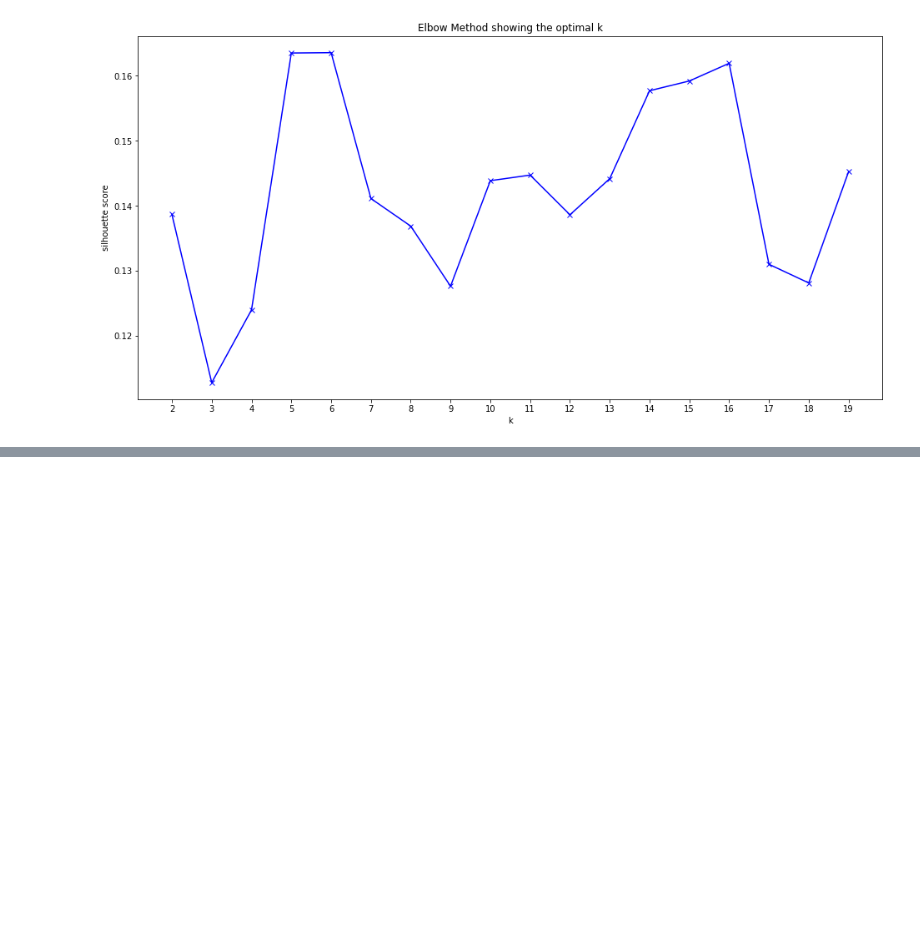
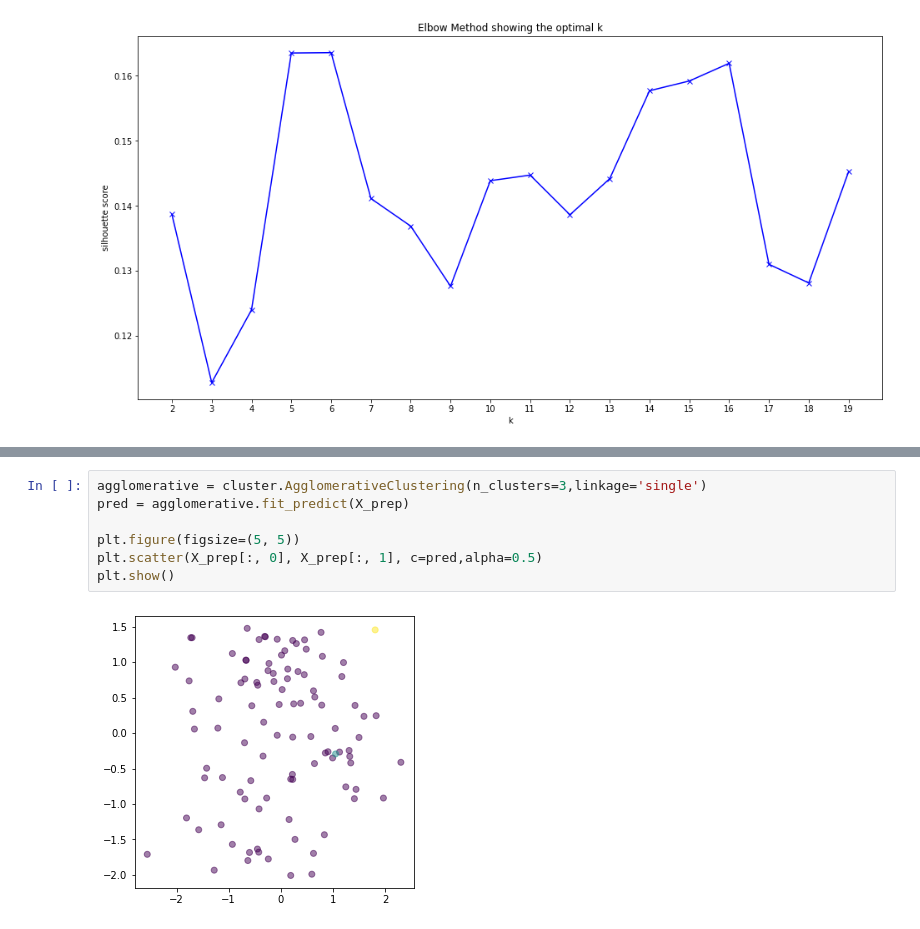
Before and after one commit to Fyanli/Bootcamp-Lab, a Jupyter notebook: week6/lab.unsupervised_learning.ipynb, the cells around one changed output, grey strips where cells are left out. Cells and saved outputs as stored; diff of their text form; blank space fills up the shorter version.

```diff
--- a/week6/lab.unsupervised_learning.ipynb
+++ b/week6/lab.unsupervised_learning.ipynb
@@ -292,0 +366,9 @@ Text(0.5, 1.0, 'Elbow Method showing the optimal k')
+# %%
+agglomerative = cluster.AgglomerativeClustering(n_clusters=3,linkage='single')
+pred = agglomerative.fit_predict(X_prep)
+
+plt.figure(figsize=(5, 5))
+plt.scatter(X_prep[:, 0], X_prep[:, 1], c=pred,alpha=0.5)
+plt.show()
+# %% [output]
+[figure, added]
```
Also changed, not shown: parts of 10 cells of this notebook.
